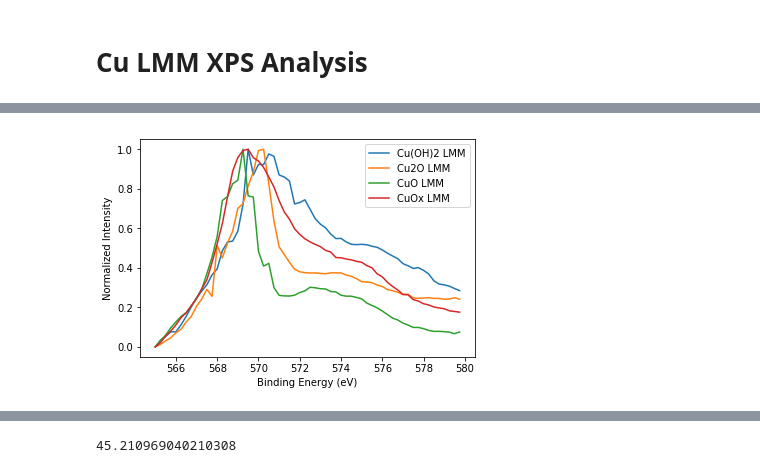
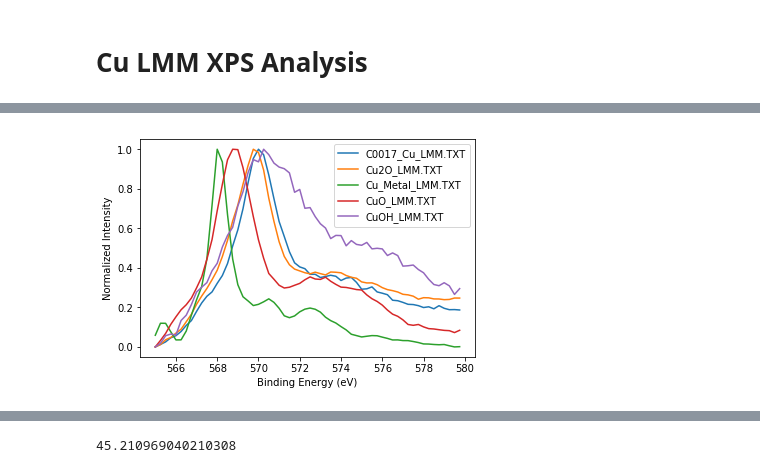
Before and after one commit to orlando-trejo/Dasgroupta, a Jupyter notebook: XPS/Cu_LMM_Analysis.ipynb, the cells around one changed output, grey strips where cells are left out. Saved outputs shown, nothing was run; the diff lists cells and outputs as text; code cells hidden in the pictures.

```diff
--- a/XPS/Cu_LMM_Analysis.ipynb
+++ b/XPS/Cu_LMM_Analysis.ipynb
@@ -19,15 +19,22 @@ def normalize(y):
     return ((y) - min(y))/(max(y)-min(y))
 # %%
 df = pd.DataFrame()
-drctry = './CuOx/Cu_LMM/'
+drctry = './CuOx/Cu_LMM_2/'
 files = os.listdir(drctry)
 for file in files:
     if 'Cu' in file:
-        data = pd.read_table(os.path.join(drctry, file))
-        data = data[::-1]
-        data = data.drop_duplicates(subset='x', keep="last")
-        x = np.asarray(data.x)
-        y = np.asarray(data.y)
+        print(file)
+        data = pd.read_table(os.path.join(drctry, file), skiprows=3)
+        columns = data.columns
+        print(columns)
+        #print(data.head())
+        #data = data[::-1]
+        #print(data.head())
+        #data = data.drop_duplicates(subset='x', keep="last")
+        x = np.asarray(data[columns[1]])
+        y = np.asarray(data[columns[2]])
         xnew, fnew = interpolate(x, y)
         df['xnew'] = xnew
         df[file] = normalize(fnew)
+
+df.head()
@@ -34,9 +66,10 @@ for file in files:
 # %%
-df.plot(x="xnew", y=['Cu(OH)2 LMM', 'Cu2O LMM',
-                    'CuO LMM', 'CuOx LMM'])
+df.plot(x="xnew", y=['C0017_Cu_LMM.TXT', 'Cu2O_LMM.TXT',
+                    'Cu_Metal_LMM.TXT', 'CuO_LMM.TXT',
+                    'CuOH_LMM.TXT'])
 plt.xlabel('Binding Energy (eV)')
 plt.ylabel('Normalized Intensity')
 plt.savefig('')
 # %% [output]
-[figure, old version]
+[figure, new version]
 # %%
```
Also changed, not shown: parts of 8 cells of this notebook, 19 other files.
